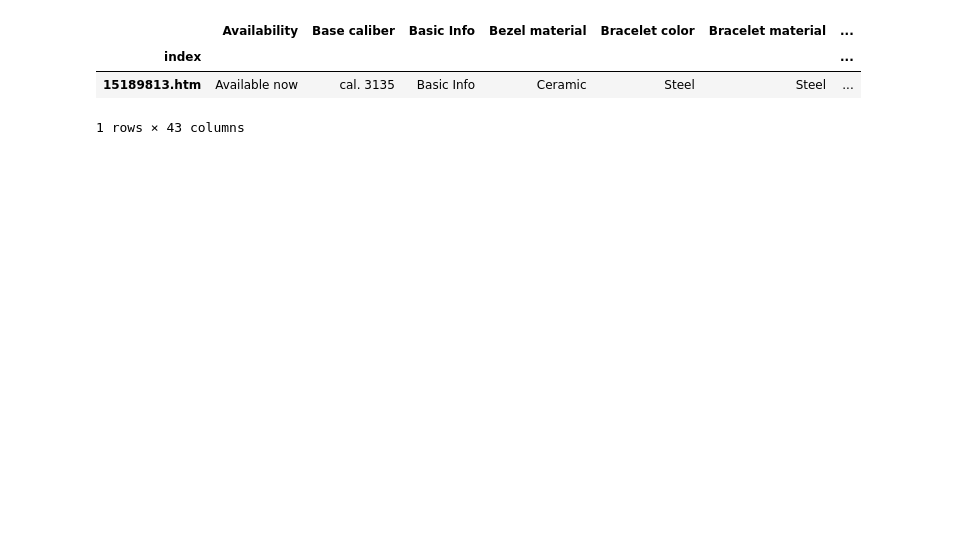
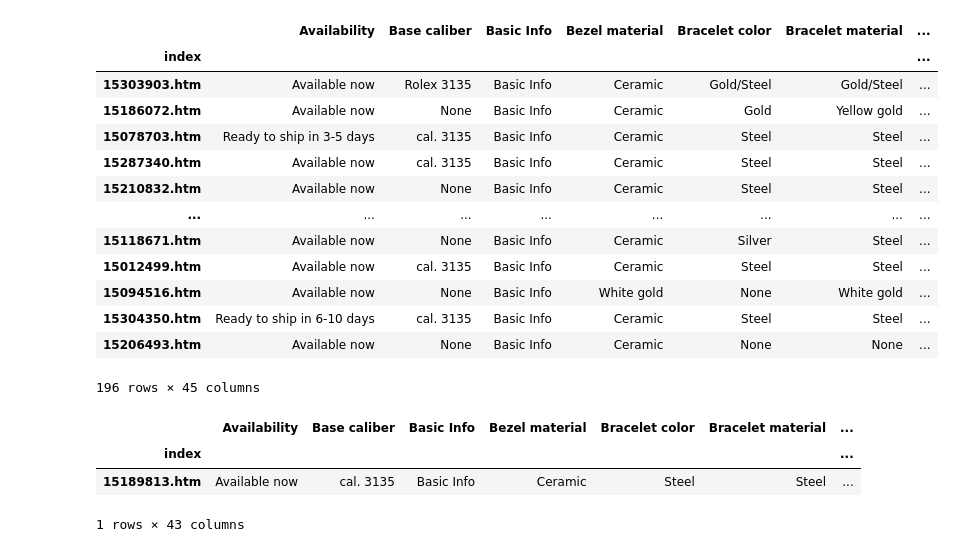
Before and after one commit to ben-muller/WatchPrice, a Jupyter notebook: Reference number Modelling.ipynb, the cells around one changed output. Drawn from its saved outputs; the diff is of its cells as text; code cells hidden in the pictures; blank space fills up the shorter version.

```diff
--- a/Reference number Modelling.ipynb
+++ b/Reference number Modelling.ipynb
@@ -68,3 +55,25 @@ array(['114060', '116610LN',
+# %%
+sampledf.loc[
+    ~(sampledf['Movement/Caliber'] == '3130')
+#     (sampledf['Reference number'] == '116610LV')&
+#     (sampledf['Dial'] == 'Black')&
+#     (sampledf['Bracelet material'] == 'Steel')
+]
+# %% [output]
+|  | Availability | Base caliber | Basic Info | Bezel material | Bracelet color | Bracelet material | ... |
+| index |  |  |  |  |  |  | ... |
+| 15303903.htm | Available now | Rolex 3135 | Basic Info | Ceramic | Gold/Steel | Gold/Steel | ... |
+| 15186072.htm | Available now | None | Basic Info | Ceramic | Gold | Yellow gold | ... |
+| 15078703.htm | Ready to ship in 3-5 days | cal. 3135 | Basic Info | Ceramic | Steel | Steel | ... |
+| 15287340.htm | Available now | cal. 3135 | Basic Info | Ceramic | Steel | Steel | ... |
+| 15210832.htm | Available now | None | Basic Info | Ceramic | Steel | Steel | ... |
+| ... | ... | ... | ... | ... | ... | ... | ... |
+| 15118671.htm | Available now | None | Basic Info | Ceramic | Silver | Steel | ... |
+| 15012499.htm | Available now | cal. 3135 | Basic Info | Ceramic | Steel | Steel | ... |
+| 15094516.htm | Available now | None | Basic Info | White gold | None | White gold | ... |
+| 15304350.htm | Ready to ship in 6-10 days | cal. 3135 | Basic Info | Ceramic | Steel | Steel | ... |
+| 15206493.htm | Available now | None | Basic Info | Ceramic | None | None | ... |
+196 rows × 45 columns
 # %%
 sampledf.loc[
 #     (sampledf['Movement/Caliber'] == '3130')&
```
Also changed, not shown: parts of 5 cells of this notebook, 3 other files.
